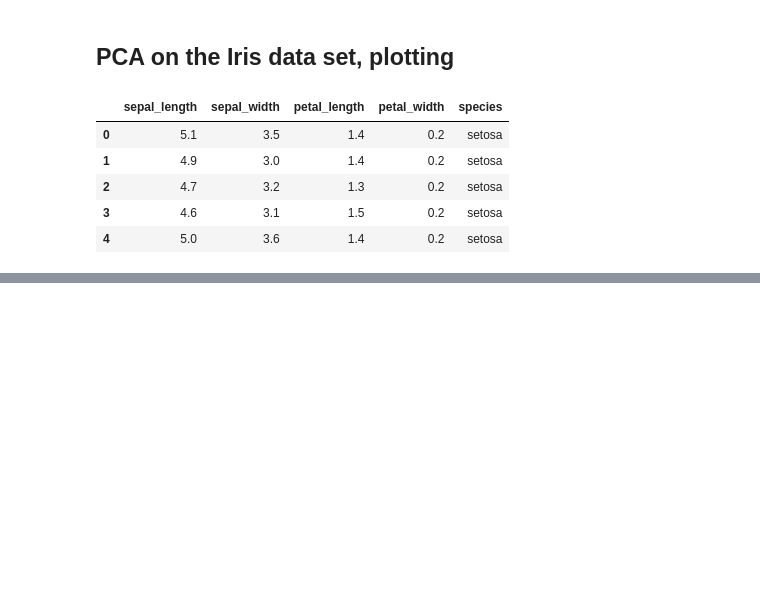
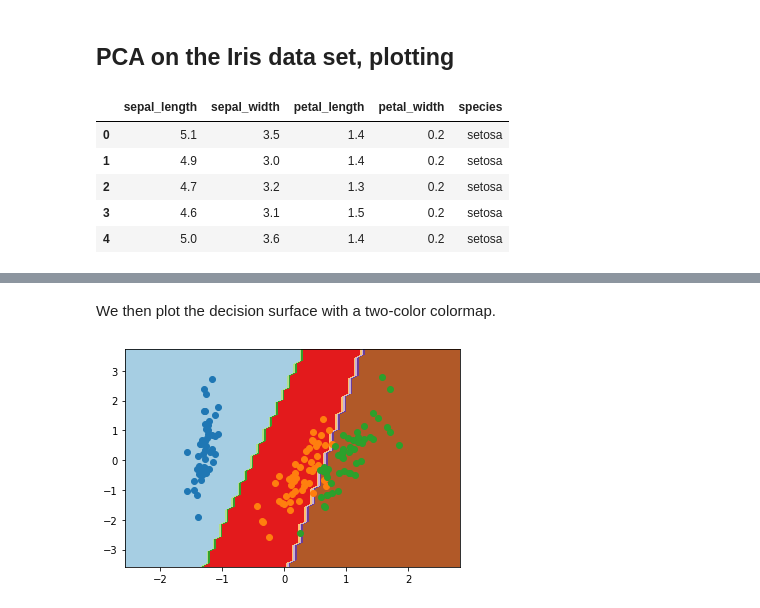
Before and after one commit to Seb125/Gaussian-Mixture-Model, a Jupyter notebook: notebooks_GMM_EM.ipynb, the cells around one changed output, grey strips where cells are left out. Drawn from its saved outputs; the diff is of its cells as text; code cells hidden in the pictures; blank space fills up the shorter version.

```diff
--- a/notebooks_GMM_EM.ipynb
+++ b/notebooks_GMM_EM.ipynb
@@ -535,0 +579,4 @@ Text(0.5, 1.0, 'PCA of IRIS dataset')
+# %%
+# flatten each grid to a vector
+r1, r2 = x_grid.flatten(), y_grid.flatten()
+r1, r2 = r1.reshape((len(r1), 1)), r2.reshape((len(r2), 1))
@@ -535,0 +585,3 @@ Text(0.5, 1.0, 'PCA of IRIS dataset')
+# %%
+# horizontal stack vectors to create x1,x2 input for the model
+grid = np.hstack((r1,r2))
@@ -535,0 +600,3 @@ Text(0.5, 1.0, 'PCA of IRIS dataset')
+# %%
+# make predictions for the grid
+yhat = clf.predict(grid)
@@ -535,0 +611,3 @@ Text(0.5, 1.0, 'PCA of IRIS dataset')
+# %%
+# reshape the predictions back into a grid
+zz = yhat.reshape(x_grid.shape)
@@ -535,0 +624,15 @@ Text(0.5, 1.0, 'PCA of IRIS dataset')
+# %% [markdown]
+We then plot the decision surface with a two-color colormap.
+# %%
+from matplotlib import pyplot
+
+# plot the grid of x, y and z values as a surface
+pyplot.contourf(x_grid, y_grid, zz, cmap='Paired')
+
+for class_value in range(3):
+    # get row indexes for samples with this class
+    row_ix = np.where(y == class_value)
+    # create scatter of these samples
+    plt.scatter(X[row_ix, 0], X[row_ix, 1], cmap='Paired')
+# %% [output]
+[figure, added]
```
Also changed, not shown: parts of 25 cells of this notebook.
